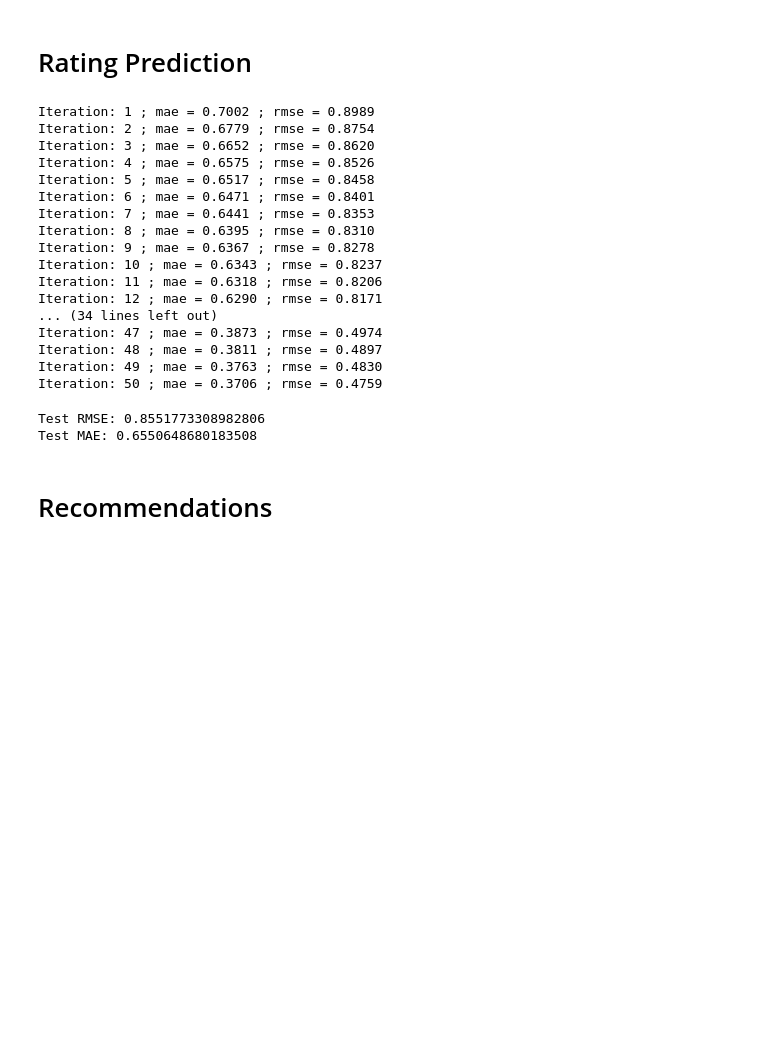
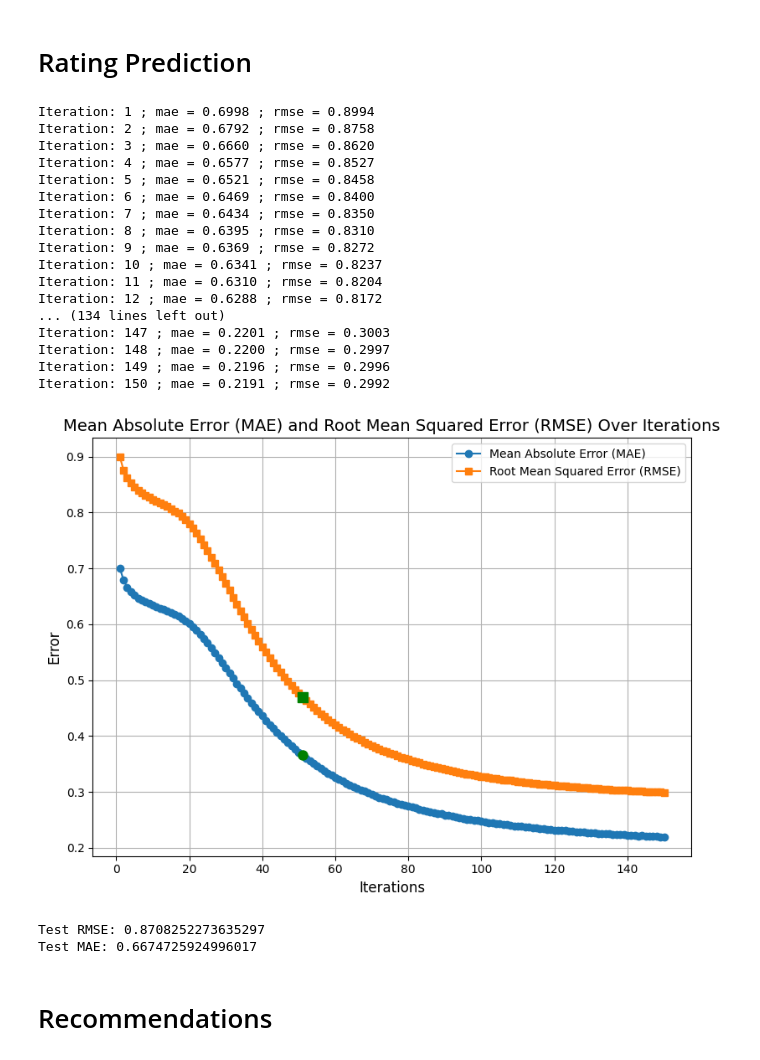
Before and after one commit to johntawfik/439-final-project, a Jupyter notebook: main.ipynb, the cells around one changed output. Saved outputs shown, nothing was run; the diff lists cells and outputs as text; code cells hidden in the pictures; blank space fills up the shorter version.

Commit message:
Error plotting

```diff
--- a/main.ipynb
+++ b/main.ipynb
@@ -77,10 +78,14 @@ class MF():
             if self.R[i, j] > 0
         ]
 
+        error_list = []
         for i in range(self.iterations):
             np.random.shuffle(self.samples)
             self.sgd()
-            print("Iteration: %d ; mae = %.4f ; rmse = %.4f" % (i+1, self.mae(), self.rmse()))
+            error_list.append((self.mae(), self.rmse()))
+            print("Iteration: %d ; mae = %.4f ; rmse = %.4f" % (i+1, error_list[-1][0], error_list[-1][1]))
+
+        return error_list
 
     def mae(self):
         xs, ys = self.R.nonzero()
@@ -137,27 +142,52 @@ for row in train_data.itertuples():
     movie_idx = movie_to_idx[row.movieId]
     R[user_idx, movie_idx] = row.rating
 
-mf = MF(R, K=50, alpha=0.01, beta=0.05, iterations=50)
+mf = MF(R, K=50, alpha=0.01, beta=0.05, iterations=150)
 
-mf.train()
+errors = mf.train()
 # %% [output]
-Iteration: 1 ; mae = 0.7002 ; rmse = 0.8989
-Iteration: 2 ; mae = 0.6779 ; rmse = 0.8754
-Iteration: 3 ; mae = 0.6652 ; rmse = 0.8620
-Iteration: 4 ; mae = 0.6575 ; rmse = 0.8526
-Iteration: 5 ; mae = 0.6517 ; rmse = 0.8458
-Iteration: 6 ; mae = 0.6471 ; rmse = 0.8401
-Iteration: 7 ; mae = 0.6441 ; rmse = 0.8353
+Iteration: 1 ; mae = 0.6998 ; rmse = 0.8994
+Iteration: 2 ; mae = 0.6792 ; rmse = 0.8758
+Iteration: 3 ; mae = 0.6660 ; rmse = 0.8620
+Iteration: 4 ; mae = 0.6577 ; rmse = 0.8527
+Iteration: 5 ; mae = 0.6521 ; rmse = 0.8458
+Iteration: 6 ; mae = 0.6469 ; rmse = 0.8400
+Iteration: 7 ; mae = 0.6434 ; rmse = 0.8350
 Iteration: 8 ; mae = 0.6395 ; rmse = 0.8310
-Iteration: 9 ; mae = 0.6367 ; rmse = 0.8278
-Iteration: 10 ; mae = 0.6343 ; rmse = 0.8237
-Iteration: 11 ; mae = 0.6318 ; rmse = 0.8206
-Iteration: 12 ; mae = 0.6290 ; rmse = 0.8171
-... (34 lines left out)
-Iteration: 47 ; mae = 0.3873 ; rmse = 0.4974
-Iteration: 48 ; mae = 0.3811 ; rmse = 0.4897
-Iteration: 49 ; mae = 0.3763 ; rmse = 0.4830
-Iteration: 50 ; mae = 0.3706 ; rmse = 0.4759
+Iteration: 9 ; mae = 0.6369 ; rmse = 0.8272
+Iteration: 10 ; mae = 0.6341 ; rmse = 0.8237
+Iteration: 11 ; mae = 0.6310 ; rmse = 0.8204
+Iteration: 12 ; mae = 0.6288 ; rmse = 0.8172
+... (134 lines left out)
+Iteration: 147 ; mae = 0.2201 ; rmse = 0.3003
+Iteration: 148 ; mae = 0.2200 ; rmse = 0.2997
+Iteration: 149 ; mae = 0.2196 ; rmse = 0.2996
+Iteration: 150 ; mae = 0.2191 ; rmse = 0.2992
+# %%
+plt.figure(figsize=(8, 6))
+
+highlight_epoch = 50
+
+iterations = range(1, len(errors) + 1)
+mae = [error[0] for error in errors]
+rmse = [error[1] for error in errors]
+
+plt.plot(iterations, mae, label='Mean Absolute Error (MAE)', marker='o')
+plt.plot(iterations, rmse, label='Root Mean Squared Error (RMSE)', marker='s')
+
+plt.plot(iterations[highlight_epoch], mae[highlight_epoch], 'go', markersize=8)
+plt.plot(iterations[highlight_epoch], rmse[highlight_epoch], 'gs', markersize=8)
+
+plt.title('Mean Absolute Error (MAE) and Root Mean Squared Error (RMSE) Over Iterations', fontsize=14)
+plt.xlabel('Iterations', fontsize=12)
+plt.ylabel('Error', fontsize=12)
+plt.legend(fontsize=10)
+plt.grid(True)
+plt.tight_layout()
+
+plt.show()
+# %% [output]
+[figure, added]
 # %%
 def test_model(mf_model, test_data, user_to_idx, movie_to_idx):
     squared_error = 0
@@ -187,8 +217,8 @@ rmse, mae = test_model(mf, test_data, user_to_idx, movie_to_idx)
 print("Test RMSE:", rmse)
 print("Test MAE:", mae)
 # %% [output]
-Test RMSE: 0.8551773308982806
-Test MAE: 0.6550648680183508
+Test RMSE: 0.8708252273635297
+Test MAE: 0.6674725924996017
 # %% [markdown]
 # Recommendations
 # %%
```
Also changed, not shown: parts of 3 cells of this notebook.
